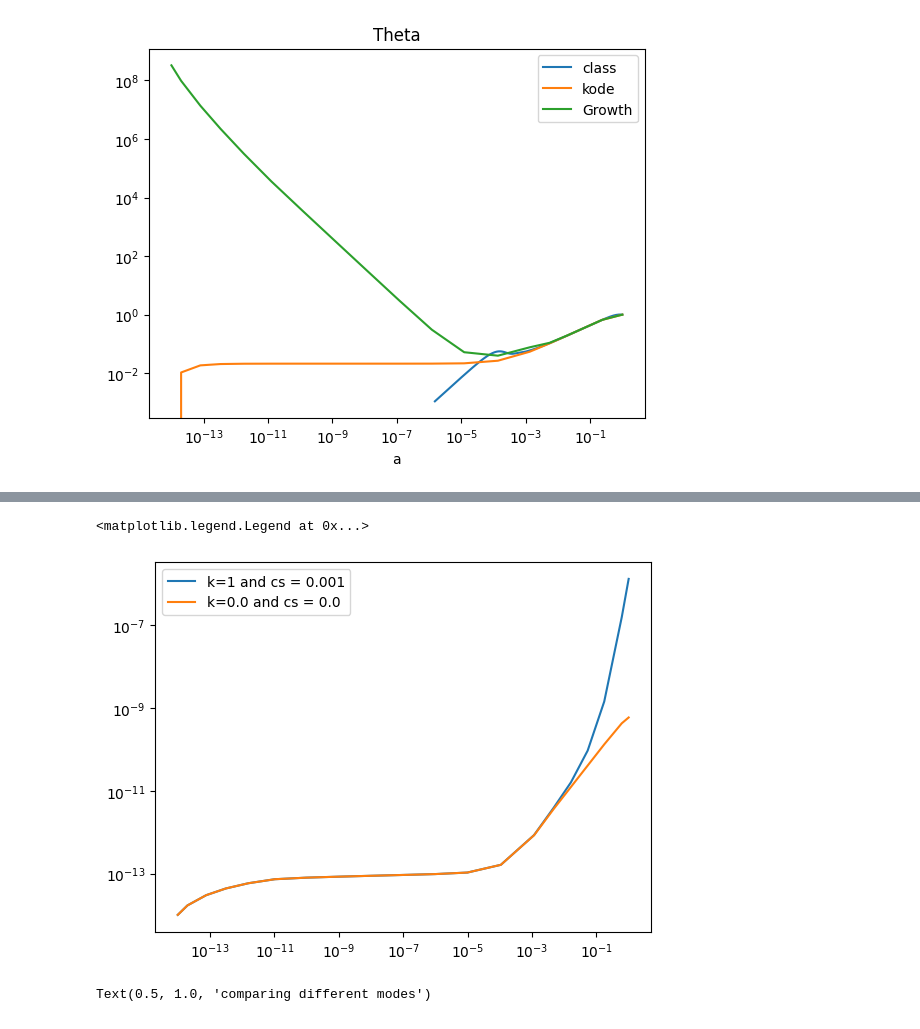
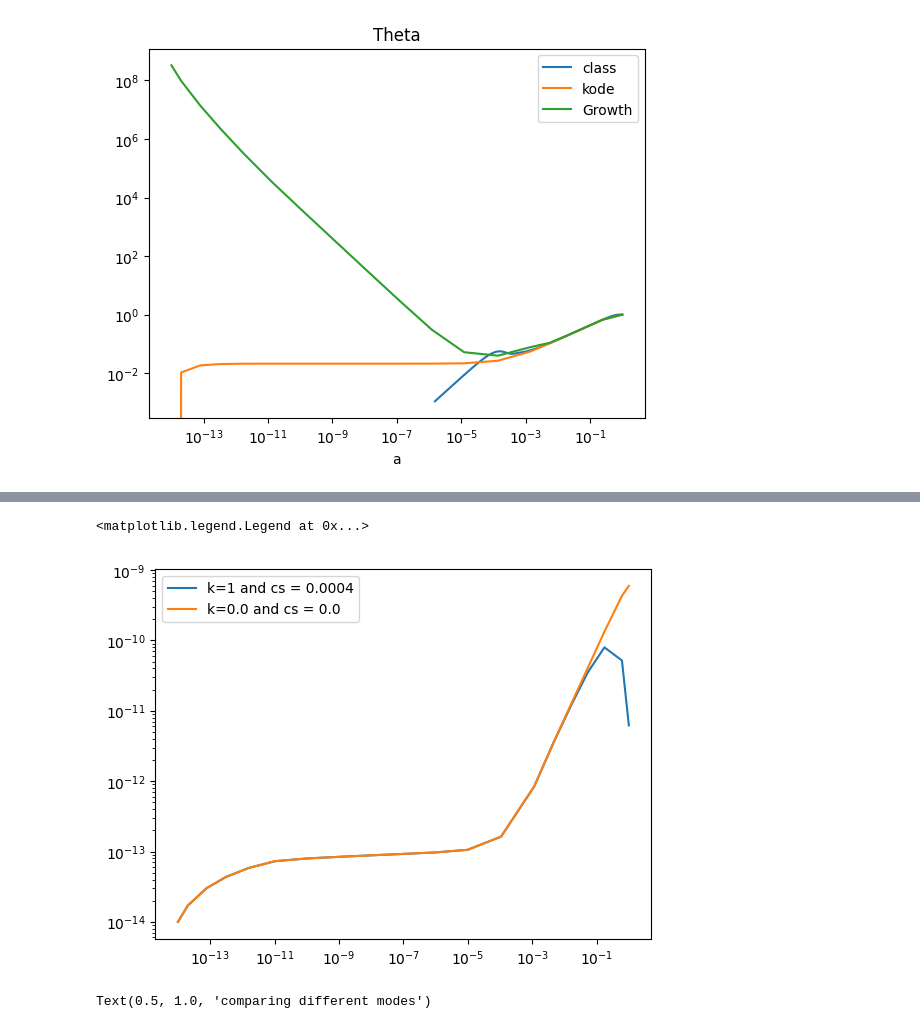
Before and after one commit to eriksteenberg/Power-spectrum-Test, a Jupyter notebook: power spectrum test.ipynb, the cells around one changed output, grey strips where cells are left out. Cells and saved outputs as stored; diff of their text form; code cells hidden in the pictures.

```diff
--- a/power spectrum test.ipynb
+++ b/power spectrum test.ipynb
@@ -154,13 +152,16 @@ H0 = 70 / (3*1e5) # i 1/Mpc
 aend = 1
 a_class = 1/(1+ bg["z"])
 a0 = a_class[0]
+
 def H(a):
     return H0 * np.sqrt(Omega_lambda + Omega_M /( a **3) + Omega_R /( a**4))
+
 def f(a,y):
     #a = t
     tau = y[0]
     d_tau = 1 / (a ** 2 * H(a))
     return np.array(d_tau)
+
 tau0 = (1/H0) * (Omega_R ** (-0.5)) * a0
 sol1 = sc.solve_ivp(f,t_span=[a0,aend],y0=[tau0])
 tau =sol1.y[0]
@@ -177,14 +178,14 @@ def f1(t,y,cs,k):
 
 D0 = a0 # 4e-15
 D1 = H0 * np.sqrt(Omega_R) # jeg mener at det kommer af at D' er propto a',
-                           # da var noget Thomas gjorde og jeg skal lige tjekke det
+                           # da var noget Thomas gjorde og jeg skal lige tjekke det. Muligt bud, D1 er den afledte af D0 og derfor ?
 cs = 0#.31e-3
 y0 = [H0 * np.sqrt(Omega_R) * tau0, D0 , D1]
-sol1 = sc.solve_ivp(f1,t_span=[tau[0],tau[-1]],y0 = y0,args=(cs,0))
+sol1 = sc.solve_ivp(f1,t_span=[tau[0],tau[-1]],y0 = y0,args=(0,0))
 D_normal = sol1.y[1][-1]
-k_vec = np.logspace(-15,2,100)
+k_vec = np.logspace(-8,2,1000)
 res = np.zeros(len(k_vec))
-cs = 1e-5
+cs = 1e-5 # i øjeblikket går det lidt amok når den overstiger 1e-4
 i = 0
 for k in k_vec:
     y0 = [H0 * np.sqrt(Omega_R) * tau0, D0 , D1]
@@ -192,10 +193,13 @@ for k in k_vec:
     D = sol.y[1]
     res[i] =  -D[-1]/D_normal
     i += 1
-# /D_normal
-#res = res / res[-1]
+
 plt.plot(k_vec,res**2)
 plt.xlabel("k")
 plt.title("den sidste growth faktor værdi for forskellige k divideret med en growth faktor hvor k=0. cs = %s" %cs)
-#plt.axvline((sol1.y[1][0]/cs)**0.5,0,1)
+
+plt.figure(2)
+plt.loglog(k_vec,res**2)
+plt.xlabel("k")
+plt.title("den sidste growth faktor værdi for forskellige k divideret med en growth faktor hvor k=0. cs = %s, logaritmisk" %cs)
 # %% [output]
@@ -216,44 +221,45 @@ def f1(t,y,cs,k):
     def H(a):
         return H0 * np.sqrt(Omega_lambda + Omega_M /( a **3) + Omega_R /( a**4))
     a_dt = a * a * H(a)
-    D2_dt2 = 1.5 * H0 * H0 * Omega_M * D / a - a * H(a) * D_dt + k*k*cs*cs* D
+    D2_dt2 = 1.5 * H0 * H0 * Omega_M * D / a - a * H(a) * D_dt - k*k*cs*cs* D
     res.append(1.5 * H0 * H0 * Omega_M * D / a)
     return [a_dt,D_dt,D2_dt2]#,0,0]
 
 D0 = a0
 D1 = H0 * np.sqrt(Omega_R)
 k1 = 1
-cs1 = 0.001
+b=4
+cs1 = b*1e-4
 y0 = [H0 * np.sqrt(Omega_R) * tau0, D0 , D1]
 sol = sc.solve_ivp(f1,t_span=[tau[0],tau[-1]],y0 = y0,args=(k1,cs1))
 D = sol.y[1]
 a1 = sol.y[0]
 plt.loglog(a1,D,label="k=%s and cs = %s" % (k1,cs1)) # /D[-1]
 
 res1 = []
 def g1(t,y,cs,k):
     a = y[0]
     D = y[1]
     D_dt = y[2]
     def H(a):
         return H0 * np.sqrt(Omega_lambda + Omega_M /( a **3) + Omega_R /( a**4))
     a_dt = a * a * H(a)
     D2_dt2 = 1.5 * H0 * H0 * Omega_M * D / a - a * H(a) * D_dt - k*k*cs*cs* D
 
     return [a_dt,D_dt,D2_dt2]
 
 D0 = a0
 D1 = H0 * np.sqrt(Omega_R)
 k0 = 0.0
 cs0 = 0.0
 y01 = [H0 * np.sqrt(Omega_R) * tau0, D0 , D1]
 sol1 = sc.solve_ivp(g1,t_span=[tau[0],tau[-1]],y0 = y01,args=(k0,cs0))#,0,0,0))
 a2 = sol1.y[0]
 plt.loglog(a2,sol1.y[1],label="k=%s and cs = %s" % (k0,cs0) ) # /sol1.y[1][-1]
 plt.legend()
 # %% [output]
 <matplotlib.legend.Legend at 0x...>
-[figure, old version]
+[figure, new version]
 # %%
 res = []
 
```
Also changed, not shown: parts of 4 cells of this notebook.
